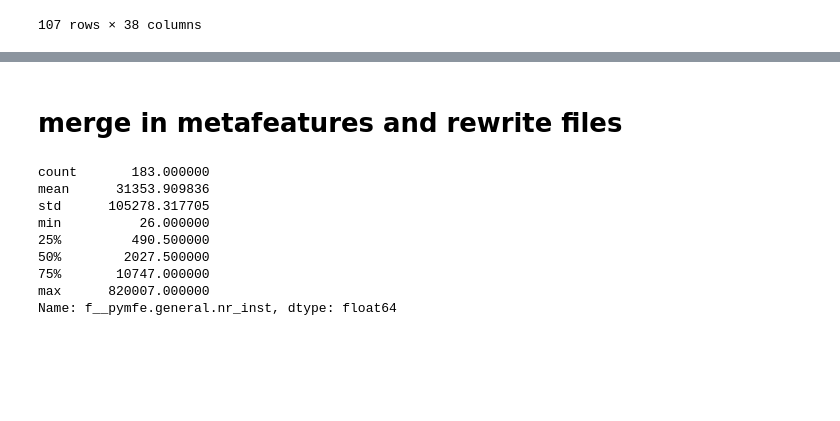
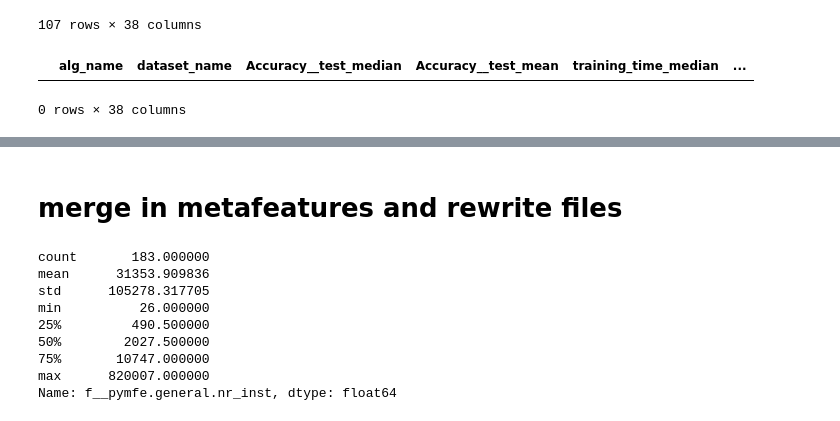
Before and after one commit to yzeng58/tabzilla, a Jupyter notebook: results_viz/1-aggregate-results.ipynb, the cells around one changed output, grey strips where cells are left out. Cells and saved outputs as stored; diff of their text form; code cells hidden in the pictures; blank space fills up the shorter version.

```diff
--- a/results_viz/1-aggregate-results.ipynb
+++ b/results_viz/1-aggregate-results.ipynb
@@ -457,4 +457,9 @@ tuned_agg_df[tuned_agg_df["dataset_name"].isin(DATASETS)][tuned_agg_df['alg_name
 | 6563 | TabPFN | openml__splice__45 | 0.876176 | 0.876489 | 0.004936 | ... |
 | 6569 | TabPFN | openml__vehicle__53 | 0.845238 | 0.843936 | 0.000365 | ... |
 107 rows × 38 columns
+# %%
+tuned_agg_df[tuned_agg_df['alg_name'].isin(["TabLinear"])]
+# %% [output]
+|  | alg_name | dataset_name | Accuracy__test_median | Accuracy__test_mean | training_time_median | ... |
+0 rows × 38 columns
 # %%
```
Also changed, not shown: parts of 1 cell of this notebook, 27 other files.
